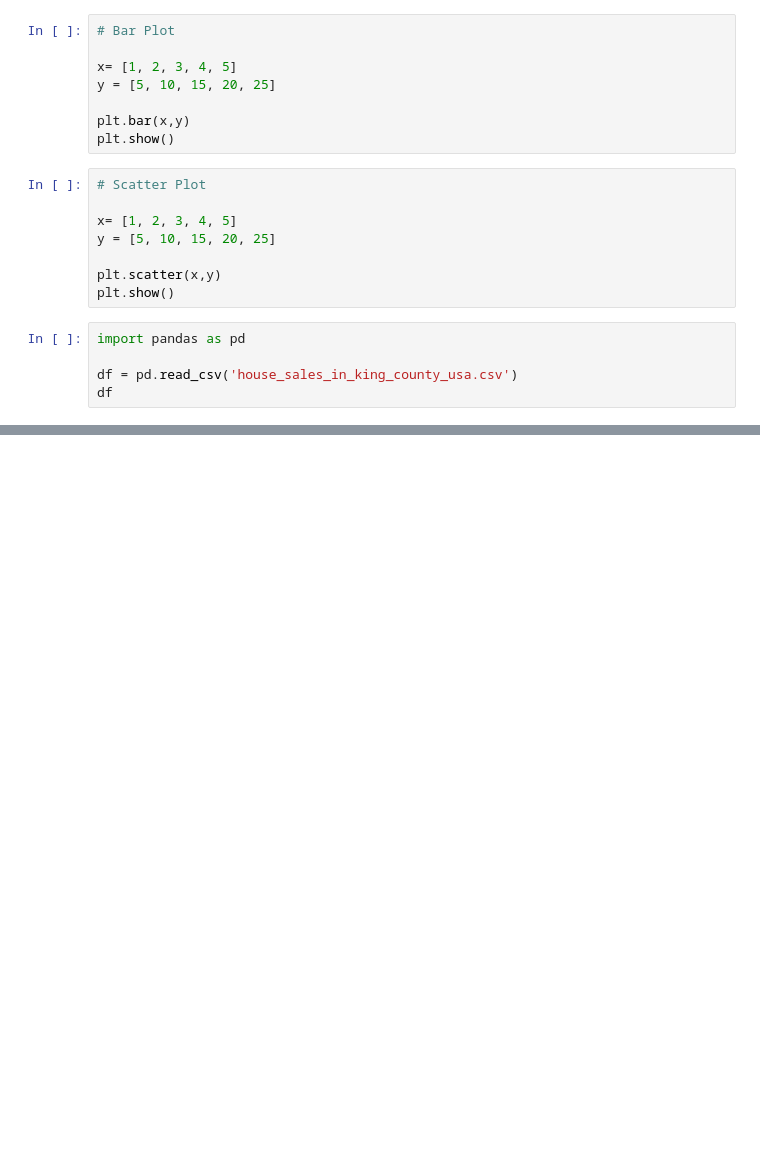
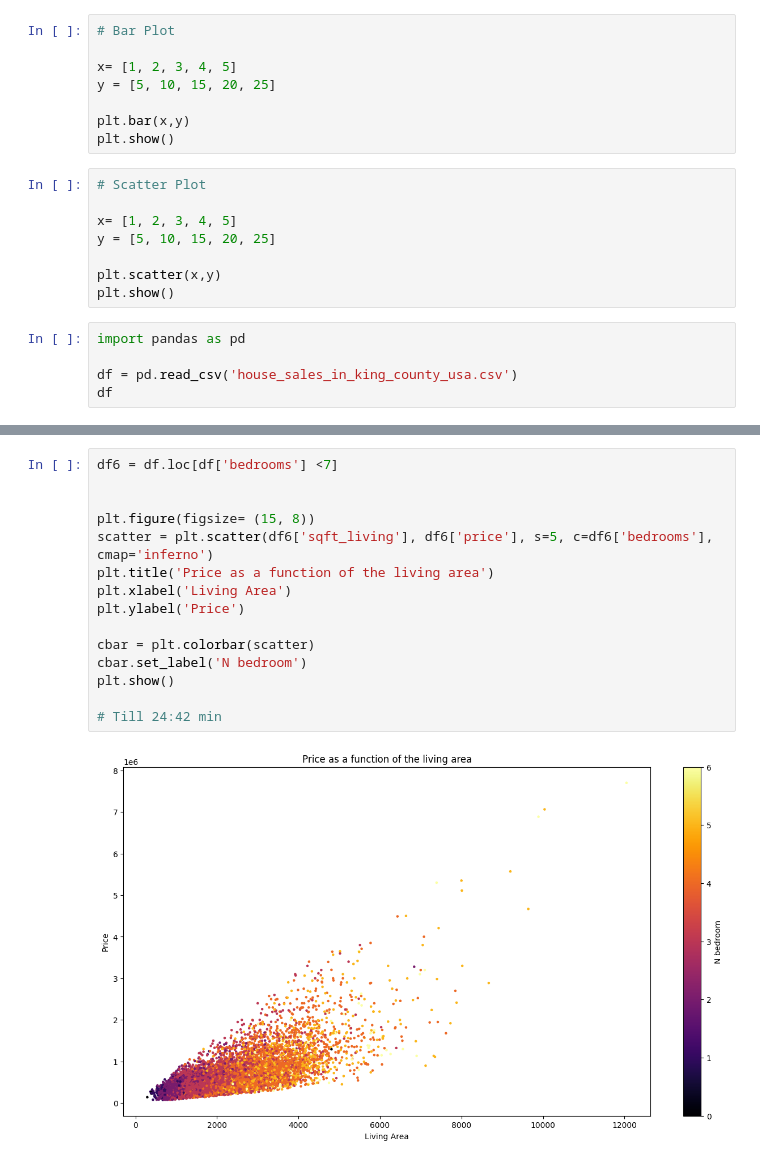
Before and after one commit to grazulisedgars/Python, a Jupyter notebook: chapter6.ipynb, the cells around one changed output, grey strips where cells are left out. Cells and saved outputs as stored; diff of their text form; blank space fills up the shorter version.

```diff
--- a/chapter6.ipynb
+++ b/chapter6.ipynb
@@ -47,0 +58,17 @@ plt.show()
+# %%
+df6 = df.loc[df['bedrooms'] <7]
+
+
+plt.figure(figsize= (15, 8))
+scatter = plt.scatter(df6['sqft_living'], df6['price'], s=5, c=df6['bedrooms'], cmap='inferno')
+plt.title('Price as a function of the living area')
+plt.xlabel('Living Area')
+plt.ylabel('Price')
+
+cbar = plt.colorbar(scatter)
+cbar.set_label('N bedroom')
+plt.show()
+
+# Till 24:42 min
+# %% [output]
+[figure, added]
```
Also changed, not shown: parts of 3 cells of this notebook.
